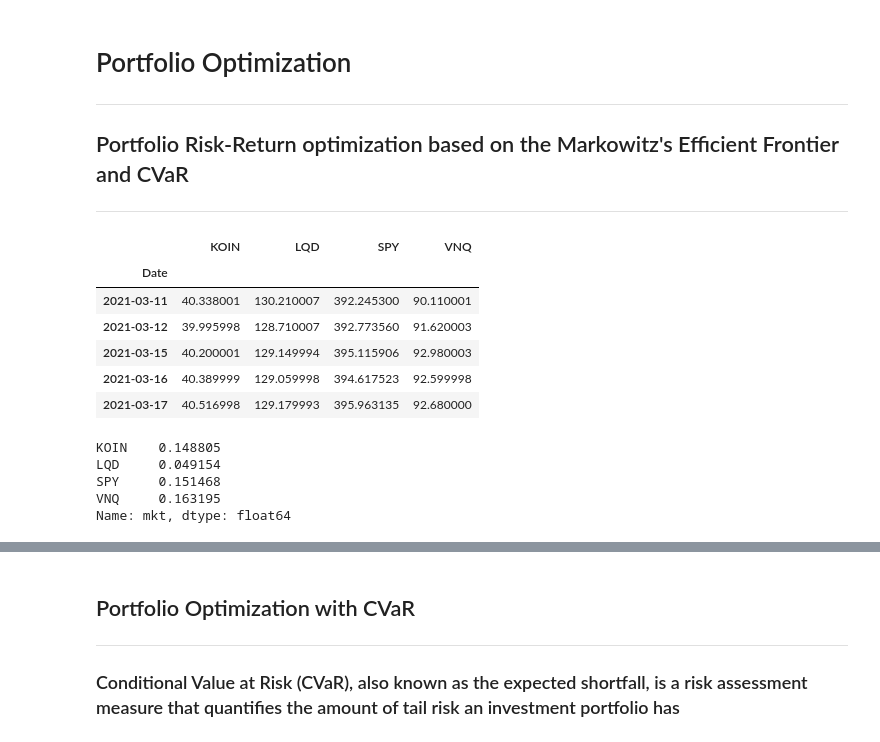
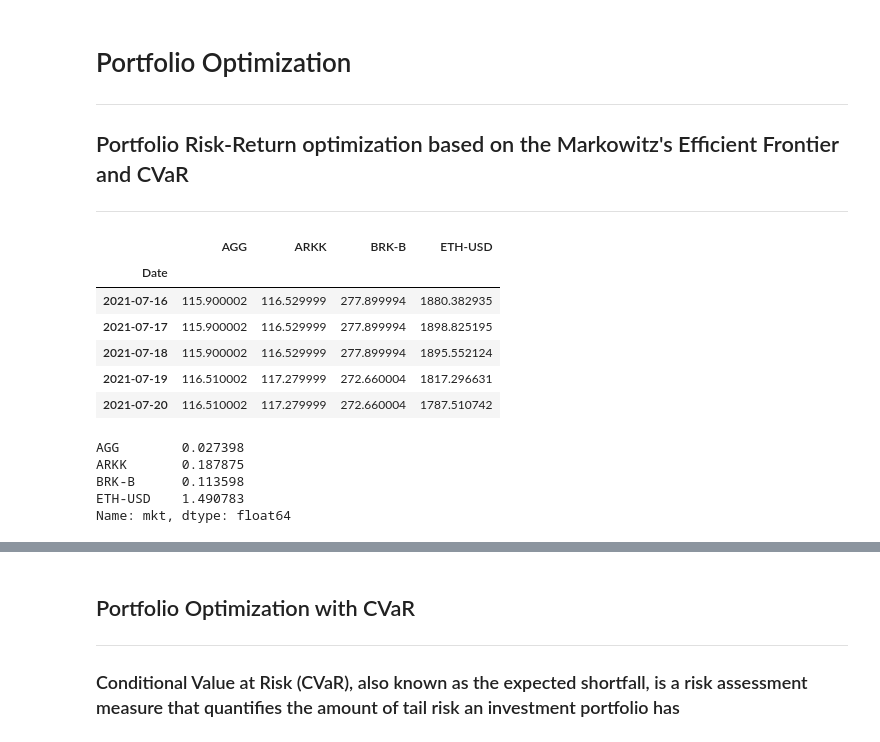
Before and after one commit to dbogatic/stock-evaluation, a Jupyter notebook: asset_allocation/portfolio_optimization.ipynb, the cells around one changed output, grey strips where cells are left out. Cells and saved outputs as stored; diff of their text form; code cells hidden in the pictures.

```diff
--- a/asset_allocation/portfolio_optimization.ipynb
+++ b/asset_allocation/portfolio_optimization.ipynb
@@ -20,16 +20,16 @@ from pypfopt import plotting
 %matplotlib inline
 # %%
 # Read in price (Adj Close) data from csv file (Adj Close prices pulled from the yahoo_historical.ipynb)
-stock_prices = pd.read_csv("Resources/multi_stock_prices.csv", parse_dates=True, index_col="Date")
+stock_prices = pd.read_csv("../Resources/multi_stock_prices.csv", parse_dates=True, index_col="Date")
 stock_prices.tail()
 # %% [output]
-|  | KOIN | LQD | SPY | VNQ |
+|  | AGG | ARKK | BRK-B | ETH-USD |
 | Date |  |  |  |  |
-| 2021-03-11 | 40.338001 | 130.210007 | 392.245300 | 90.110001 |
-| 2021-03-12 | 39.995998 | 128.710007 | 392.773560 | 91.620003 |
-| 2021-03-15 | 40.200001 | 129.149994 | 395.115906 | 92.980003 |
-| 2021-03-16 | 40.389999 | 129.059998 | 394.617523 | 92.599998 |
-| 2021-03-17 | 40.516998 | 129.179993 | 395.963135 | 92.680000 |
+| 2021-07-16 | 115.900002 | 116.529999 | 277.899994 | 1880.382935 |
+| 2021-07-17 | 115.900002 | 116.529999 | 277.899994 | 1898.825195 |
+| 2021-07-18 | 115.900002 | 116.529999 | 277.899994 | 1895.552124 |
+| 2021-07-19 | 116.510002 | 117.279999 | 272.660004 | 1817.296631 |
+| 2021-07-20 | 116.510002 | 117.279999 | 272.660004 | 1787.510742 |
 # %%
 from pypfopt.risk_models import CovarianceShrinkage
 
@@ -40,10 +40,10 @@ S = CovarianceShrinkage(stock_prices).ledoit_wolf()
 # Print expected returns
 mu
 # %% [output]
-KOIN    0.148805
-LQD     0.049154
-SPY     0.151468
-VNQ     0.163195
+AGG        0.027398
+ARKK       0.187875
+BRK-B      0.113598
+ETH-USD    1.490783
 Name: mkt, dtype: float64
 # %%
 # Specify allocation constraints for each sector or individual security
```
Also changed, not shown: parts of 13 cells of this notebook, 10 other files.
